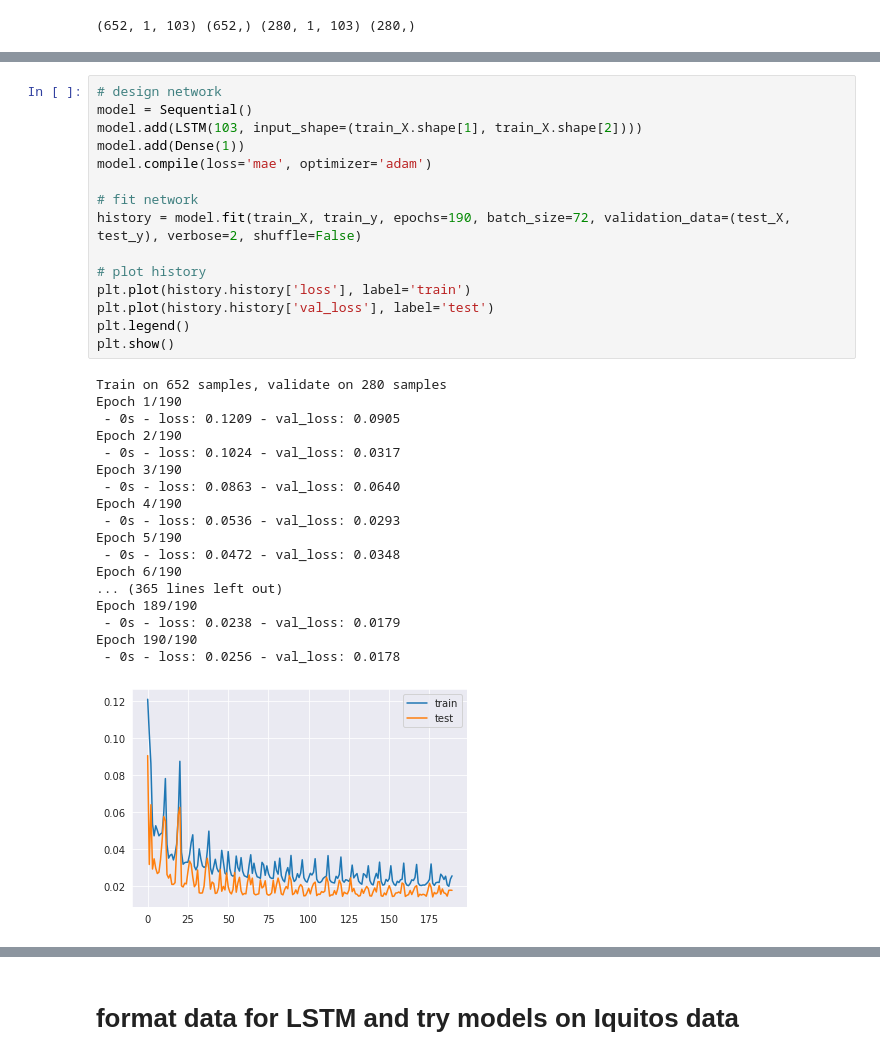
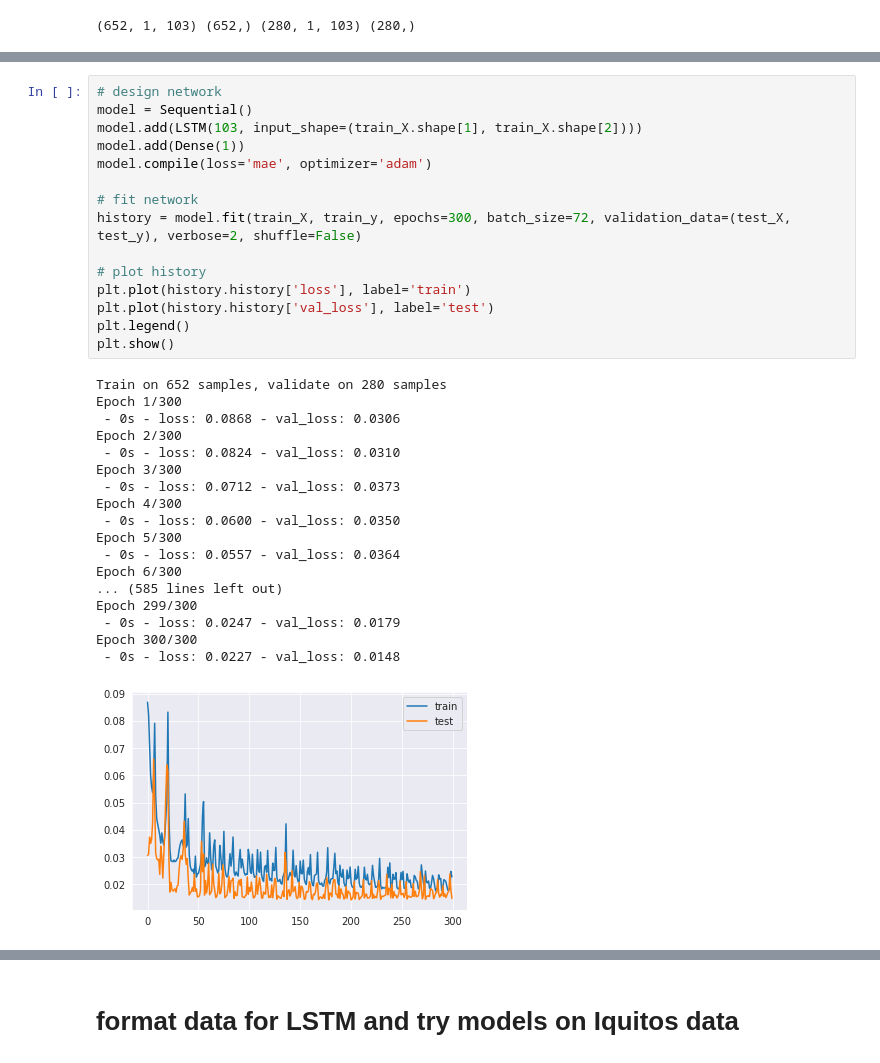
Before and after one commit to iEvidently/dsc-5-capstone-project-online-ds-pt-100118, a Jupyter notebook: dengue_fever_prediction.ipynb, the cells around one changed output, grey strips where cells are left out. Saved outputs shown, nothing was run; the diff lists cells and outputs as text.

Commit message:
models done on both datasets

```diff
--- a/dengue_fever_prediction.ipynb
+++ b/dengue_fever_prediction.ipynb
@@ -2259,37 +2279,37 @@ Epoch 50/50
 # %%
 # design network
 model = Sequential()
 model.add(LSTM(103, input_shape=(train_X.shape[1], train_X.shape[2])))
 model.add(Dense(1))
 model.compile(loss='mae', optimizer='adam')
 
 # fit network
-history = model.fit(train_X, train_y, epochs=190, batch_size=72, validation_data=(test_X, test_y), verbose=2, shuffle=False)
+history = model.fit(train_X, train_y, epochs=300, batch_size=72, validation_data=(test_X, test_y), verbose=2, shuffle=False)
 
 # plot history
 plt.plot(history.history['loss'], label='train')
 plt.plot(history.history['val_loss'], label='test')
 plt.legend()
 plt.show()
 # %% [output]
 Train on 652 samples, validate on 280 samples
-Epoch 1/190
- - 0s - loss: 0.1209 - val_loss: 0.0905
-Epoch 2/190
- - 0s - loss: 0.1024 - val_loss: 0.0317
-Epoch 3/190
- - 0s - loss: 0.0863 - val_loss: 0.0640
-Epoch 4/190
- - 0s - loss: 0.0536 - val_loss: 0.0293
-Epoch 5/190
- - 0s - loss: 0.0472 - val_loss: 0.0348
-Epoch 6/190
-... (365 lines left out)
-Epoch 189/190
- - 0s - loss: 0.0238 - val_loss: 0.0179
-Epoch 190/190
- - 0s - loss: 0.0256 - val_loss: 0.0178
+Epoch 1/300
+ - 0s - loss: 0.0868 - val_loss: 0.0306
+Epoch 2/300
+ - 0s - loss: 0.0824 - val_loss: 0.0310
+Epoch 3/300
+ - 0s - loss: 0.0712 - val_loss: 0.0373
+Epoch 4/300
+ - 0s - loss: 0.0600 - val_loss: 0.0350
+Epoch 5/300
+ - 0s - loss: 0.0557 - val_loss: 0.0364
+Epoch 6/300
+... (585 lines left out)
+Epoch 299/300
+ - 0s - loss: 0.0247 - val_loss: 0.0179
+Epoch 300/300
+ - 0s - loss: 0.0227 - val_loss: 0.0148
-[figure, old version]
+[figure, new version]
 # %%
 # design network
 model = Sequential()
```
Also changed, not shown: parts of 61 cells of this notebook.
